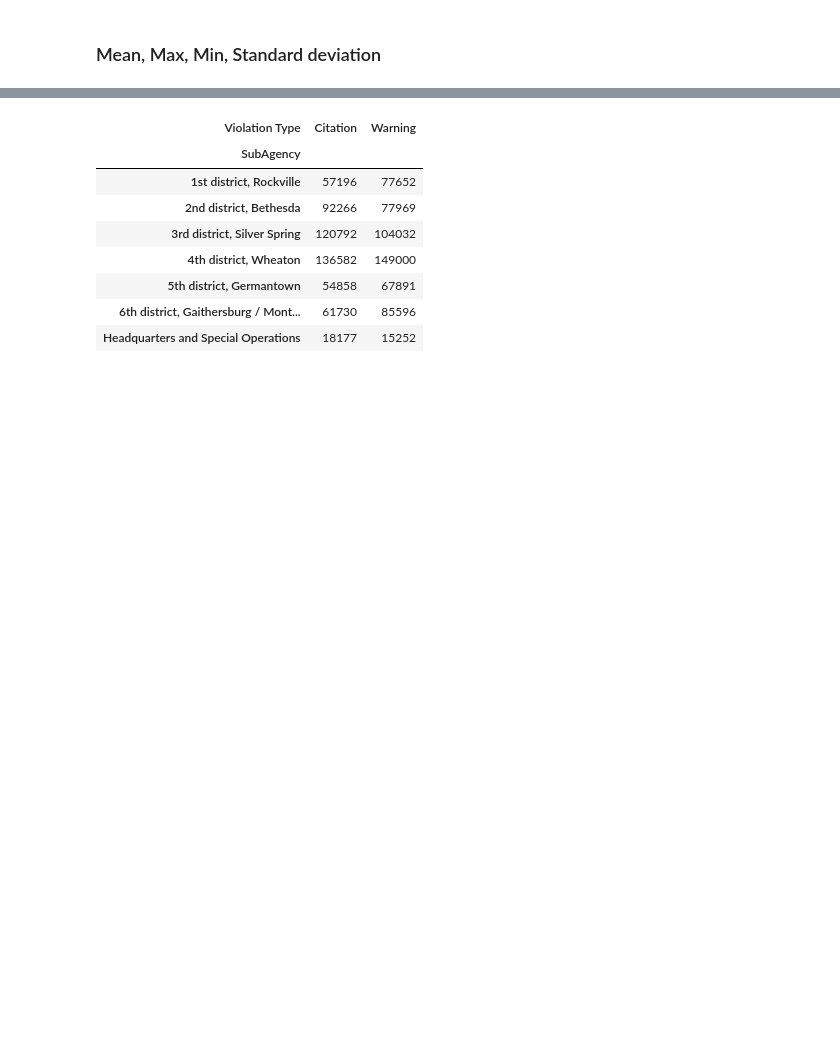
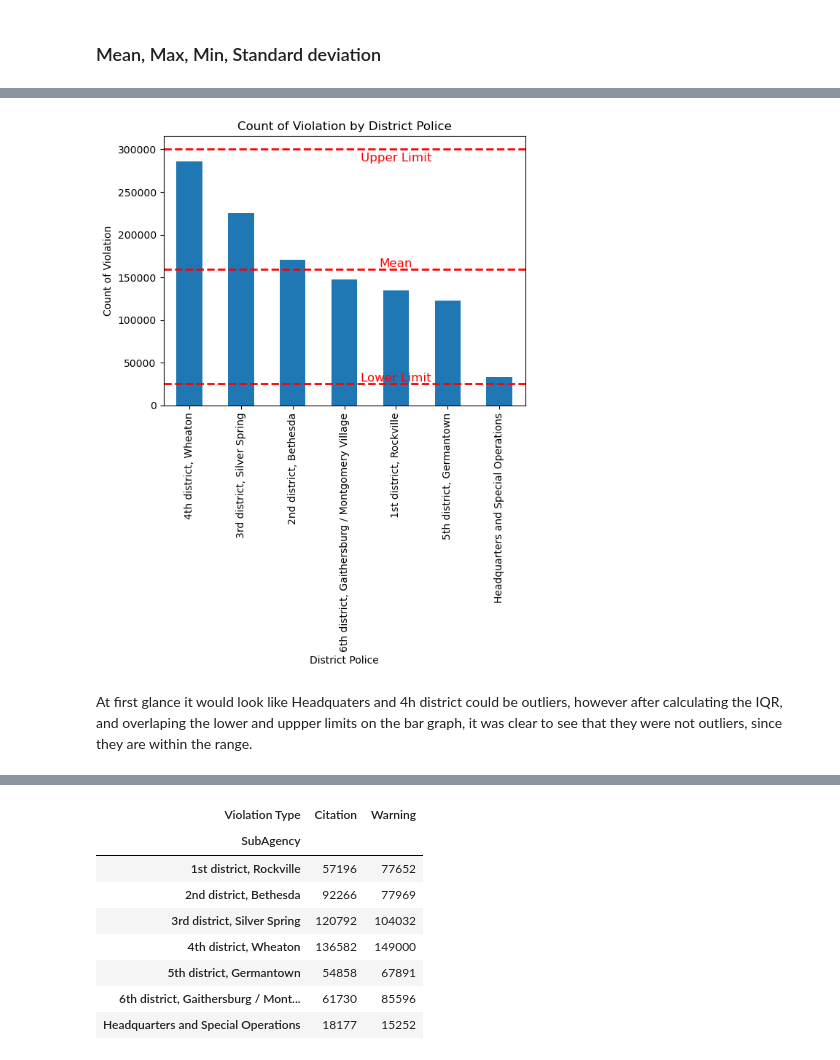
Before and after one commit to Yilalu/CMSC320project, a Jupyter notebook: CMSC320_Final_Project.ipynb, the cells around one changed output, grey strips where cells are left out. Drawn from its saved outputs; the diff is of its cells as text; code cells hidden in the pictures; blank space fills up the shorter version.

Commit message:
Outliers, Mean, STD, Mode done

```diff
--- a/CMSC320_Final_Project.ipynb
+++ b/CMSC320_Final_Project.ipynb
@@ -152,10 +155,8 @@ traffic_violations_df['Date Of Stop'] = pd.to_datetime(traffic_violations_df['Da
 # %%
 # change the data type of time to datetime
 traffic_violations_df['Time Of Stop'] = pd.to_datetime(traffic_violations_df['Time Of Stop'], format="%H:%M:%S").dt.time
-# %%
-numerical_columns = ['Year']
-for col in numerical_columns:
-    traffic_violations_df[col] = pd.to_numeric(traffic_violations_df[col], errors='coerce')
+# %%
+traffic_violations_df['Year'] = traffic_violations_df['Year'].astype('int32')
 # %% [markdown]
 ### Drop duplicate feature "column" Geolocation as it is already in columns Latitude Longitude
 # %%
@@ -209,0 +240,10 @@ Name: Violation Type, dtype: object
+# %%
+violation_by_SubAgency = traffic_violations_df['SubAgency'].value_counts()
+violation_by_SubAgency_info = violation_by_SubAgency.describe()
+IQR =  violation_by_SubAgency_info['75%'] -  violation_by_SubAgency_info['25%']
+low_lim = violation_by_SubAgency_info['25%'] - 1.5 * IQR
+up_lim = violation_by_SubAgency_info['75%']  + 1.5 * IQR
+
+print(violation_by_SubAgency_info)
+print("\nUpper Limit  ", up_lim)
+print("Lower Limit  ", low_lim)
@@ -209,0 +263,24 @@ Name: Violation Type, dtype: object
+# %%
+mean = violation_by_SubAgency_info['mean']
+
+# Plot Bar
+violation_by_SubAgency.plot(kind='bar')
+plt.xlabel('District Police')
+plt.ylabel('Count of Violation')
+plt.title('Count of Violation by District Police')
+
+# Add a horizontal line
+plt.axhline(y=mean, color='r', linestyle='--', linewidth=2)
+plt.text(x=4, y=mean + 2500, s='Mean', color='r', ha='center', fontsize = 12)
+
+plt.axhline(y=low_lim, color='r', linestyle='--', linewidth=2)
+plt.text(x=4, y=low_lim + 2500, s='Lower Limit', color='r', ha='center', fontsize = 12)
+
+plt.axhline(y=up_lim, color='r', linestyle='--', linewidth=2)
+plt.text(x=4, y=up_lim - 15000, s='Upper Limit', color='r', ha='center', fontsize = 12)
+
+plt.show()
+# %% [output]
+[figure, added]
+# %% [markdown]
+At first glance it would look like Headquaters and 4h district could be outliers, however after calculating the IQR, and overlaping the lower and uppper limits on the bar graph, it was clear to see that they were not outliers, since they are within the range.
```
Also changed, not shown: parts of 37 cells of this notebook.
